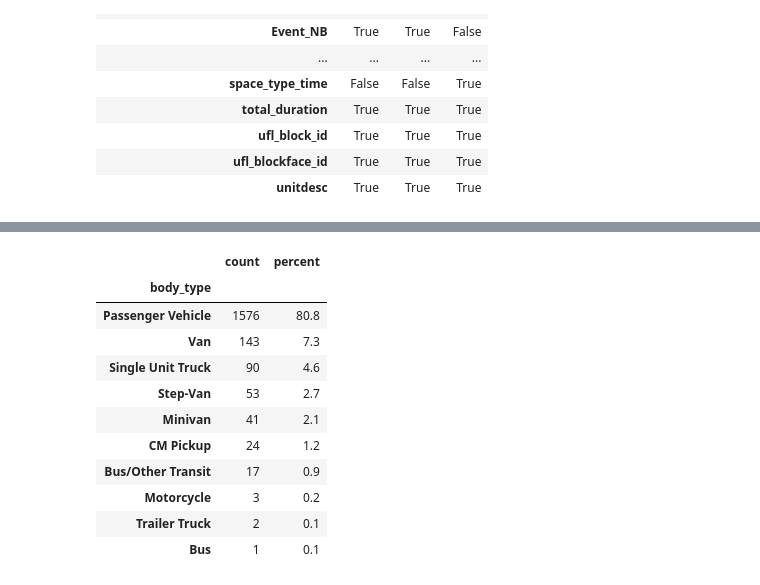
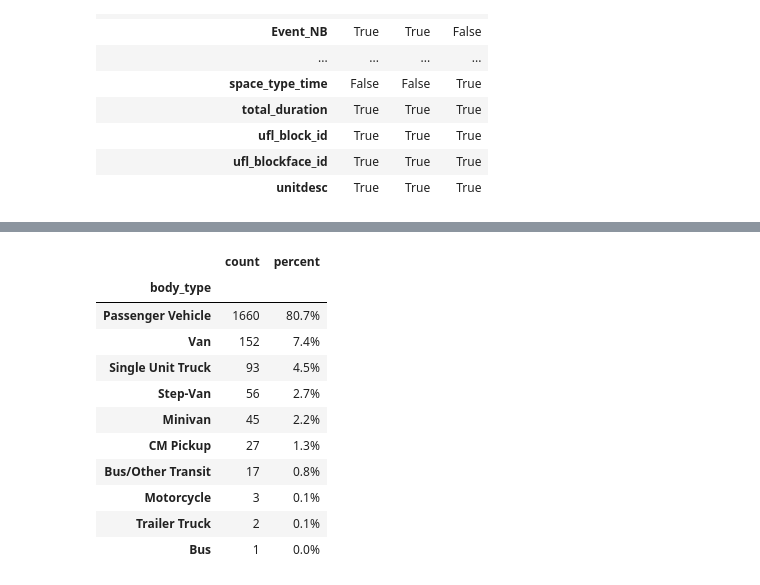
Before and after one commit to dshan805/freight-curb-allocation, a Jupyter notebook: notebooks/01-eda.ipynb, the cells around one changed output, grey strips where cells are left out. Cells and saved outputs as stored; diff of their text form; code cells hidden in the pictures.

```diff
--- a/notebooks/01-eda.ipynb
+++ b/notebooks/01-eda.ipynb
@@ -325,0 +415,22 @@ Name: count, dtype: int64
+# %%
+# how many idax_1 rows have an ELMNTKEY that exists in curb_spaces?
+ok = idax_1_clean['ELMNTKEY'].isin(curb_spaces['ELMNTKEY'])
+print("rows:", len(idax_1_clean))
+print("matched:", ok.sum(), "| unmatched:", (~ok).sum(), "| null keys:", idax_1_clean['ELMNTKEY'].isna().sum())
+
+# distinct keys
+print("distinct ELMNTKEY:", idax_1_clean['ELMNTKEY'].nunique(),
+      "| matched:", idax_1_clean.loc[ok, 'ELMNTKEY'].nunique())
+print("unmatched keys:", sorted(idax_1_clean.loc[~ok, 'ELMNTKEY'].dropna().unique()))
+
+# left join on ELMNTKEY (overwrites the earlier BLOCK_ID-based idax_1_area)
+elmnt_area = curb_spaces[['ELMNTKEY', 'BLOCKID', 'PAIDAREA']].dropna().drop_duplicates()
+idax_1_area = idax_1_clean.merge(elmnt_area, on='ELMNTKEY', how='left')
+
+print("rows after merge:", len(idax_1_area), "vs", len(idax_1_clean))     # same = no duplicates
+print("PAIDAREA missing:", idax_1_area['PAIDAREA'].isna().sum())
+print(idax_1_area['PAIDAREA'].value_counts(dropna=False))
+
+# where does BLOCK_ID disagree with the curb block?
+print((idax_1_area['BLOCK_ID'] != idax_1_area['BLOCKID']).sum())
+idax_1_area[idax_1_area['BLOCK_ID'] != idax_1_area['BLOCKID']][['BLOCK_ID', 'BLOCKID']].drop_duplicates()
@@ -326,7 +579,11 @@ Name: count, dtype: int64
 # %%
 # select only COMMERCIAL VEHICLE LOAD ZONE, PAY STATION - CVLZ, LOAD/UNLOAD ZONE
-idax1_loading_zones = idax_1.copy()
-idax1_loading_zones = idax1_loading_zones[idax1_loading_zones['SPACETYPEDESC'].
-                                          isin(['COMMERCIAL VEHICLE LOAD ZONE',
-                                                'PAY STATION - CVLZ',
-                                                'LOAD/UNLOAD ZONE'])]
+idax1_loading_zones = idax_1_area.copy()
+idax1_loading_zones = idax_1_area[idax_1_area['SPACETYPE'].
+                                          isin(['CVLZ',
+                                                'CVLZ/PS',
+                                                'PS-CVLZ',
+                                                'PS-VEN',
+                                                'L/UL',
+                                                'LOAD'
+                                              ])]
@@ -333,20 +604,20 @@ idax1_loading_zones = idax1_loading_zones[idax1_loading_zones['SPACETYPEDESC'].
 # %%
 # check body_type
 counts = idax1_loading_zones['body_type'].value_counts(dropna=False)
 pd.DataFrame({
     "count": counts,
     "percent": (counts / counts.sum() * 100).round(1),
-})
+}).style.format({"percent": "{:.1f}%"})
 # %% [output]
 |  | count | percent |
 | body_type |  |  |
-| Passenger Vehicle | 1576 | 80.8 |
-| Van | 143 | 7.3 |
-| Single Unit Truck | 90 | 4.6 |
-| Step-Van | 53 | 2.7 |
-| Minivan | 41 | 2.1 |
-| CM Pickup | 24 | 1.2 |
-| Bus/Other Transit | 17 | 0.9 |
-| Motorcycle | 3 | 0.2 |
-| Trailer Truck | 2 | 0.1 |
-| Bus | 1 | 0.1 |
+| Passenger Vehicle | 1660 | 80.7% |
+| Van | 152 | 7.4% |
+| Single Unit Truck | 93 | 4.5% |
+| Step-Van | 56 | 2.7% |
+| Minivan | 45 | 2.2% |
+| CM Pickup | 27 | 1.3% |
+| Bus/Other Transit | 17 | 0.8% |
+| Motorcycle | 3 | 0.1% |
+| Trailer Truck | 2 | 0.1% |
+| Bus | 1 | 0.0% |
```
Also changed, not shown: parts of 75 cells of this notebook.
